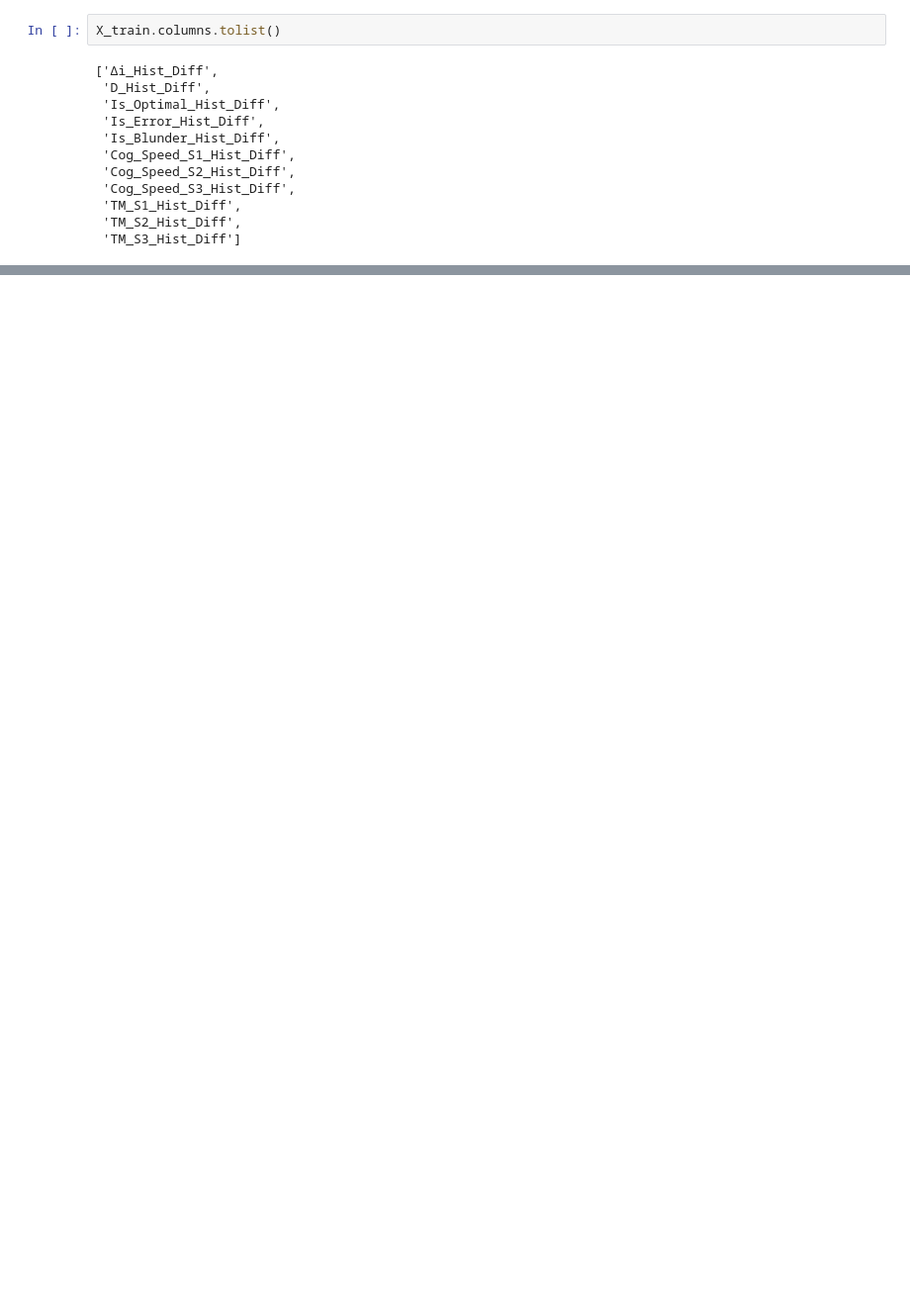
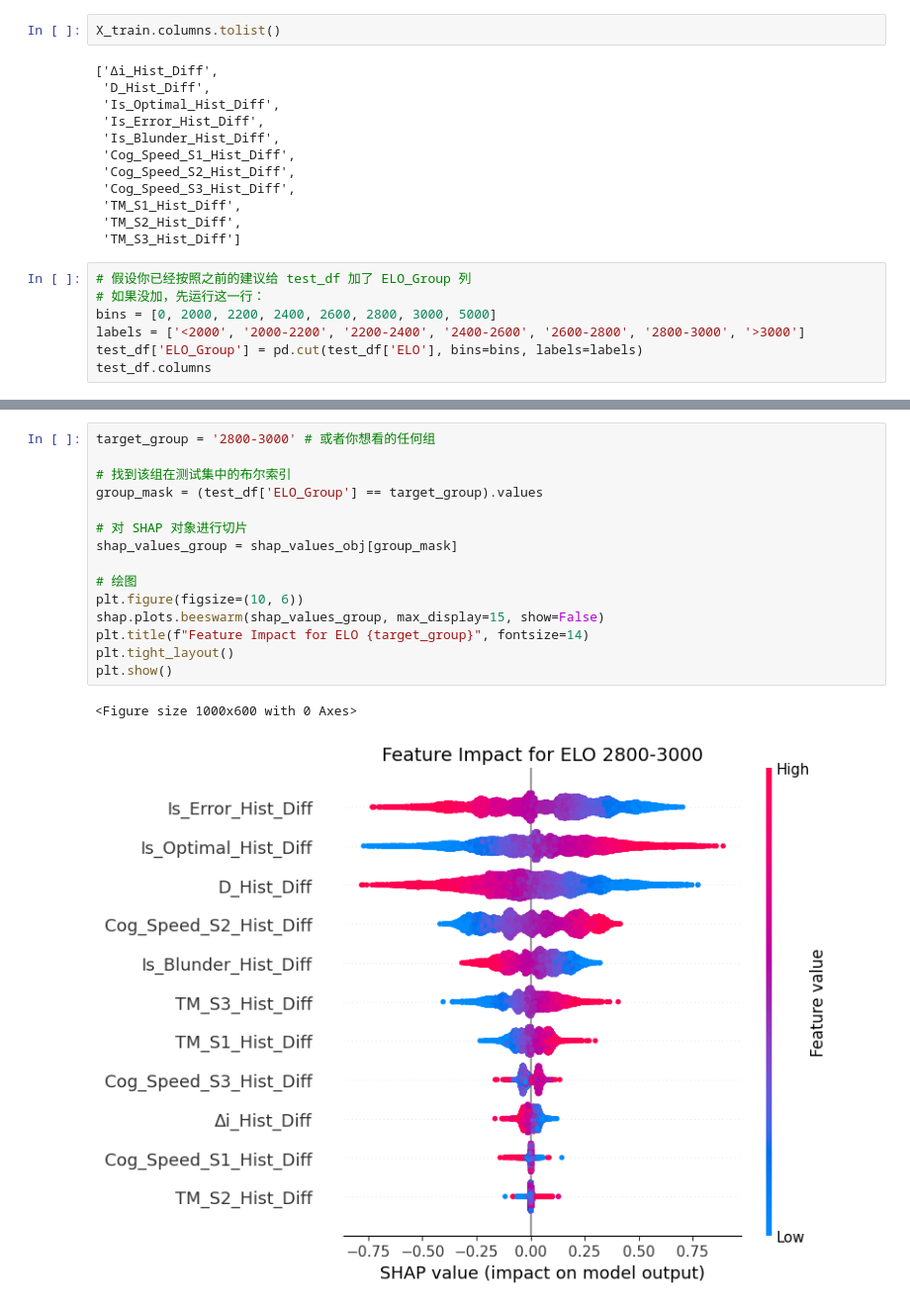
Before and after one commit to zZimablueee/Chess, a Jupyter notebook: complexity/delta_0/graphs/res_pred2.ipynb, the cells around one changed output, grey strips where cells are left out. Shown at 99% size. Drawn from its saved outputs; the diff is of its cells as text; blank space fills up the shorter version.

```diff
--- a/complexity/delta_0/graphs/res_pred2.ipynb
+++ b/complexity/delta_0/graphs/res_pred2.ipynb
@@ -163,3 +198,10 @@ X_train.columns.tolist()
  'TM_S1_Hist_Diff',
  'TM_S2_Hist_Diff',
  'TM_S3_Hist_Diff']
+# %%
+# 假设你已经按照之前的建议给 test_df 加了 ELO_Group 列
+# 如果没加，先运行这一行：
+bins = [0, 2000, 2200, 2400, 2600, 2800, 3000, 5000]
+labels = ['<2000', '2000-2200', '2200-2400', '2400-2600', '2600-2800', '2800-3000', '>3000']
+test_df['ELO_Group'] = pd.cut(test_df['ELO'], bins=bins, labels=labels)
+test_df.columns
@@ -225,2 +281,20 @@ except Exception as e:
 [figure]
 警告：特征库中没找到 Time_Management_Score_Hist
+# %%
+target_group = '2800-3000' # 或者你想看的任何组
+
+# 找到该组在测试集中的布尔索引
+group_mask = (test_df['ELO_Group'] == target_group).values
+
+# 对 SHAP 对象进行切片
+shap_values_group = shap_values_obj[group_mask]
+
+# 绘图
+plt.figure(figsize=(10, 6))
+shap.plots.beeswarm(shap_values_group, max_display=15, show=False)
+plt.title(f"Feature Impact for ELO {target_group}", fontsize=14)
+plt.tight_layout()
+plt.show()
+# %% [output]
+<Figure size 1000x600 with 0 Axes>
+[figure, added]
```
Also changed, not shown: parts of 3 cells of this notebook.
